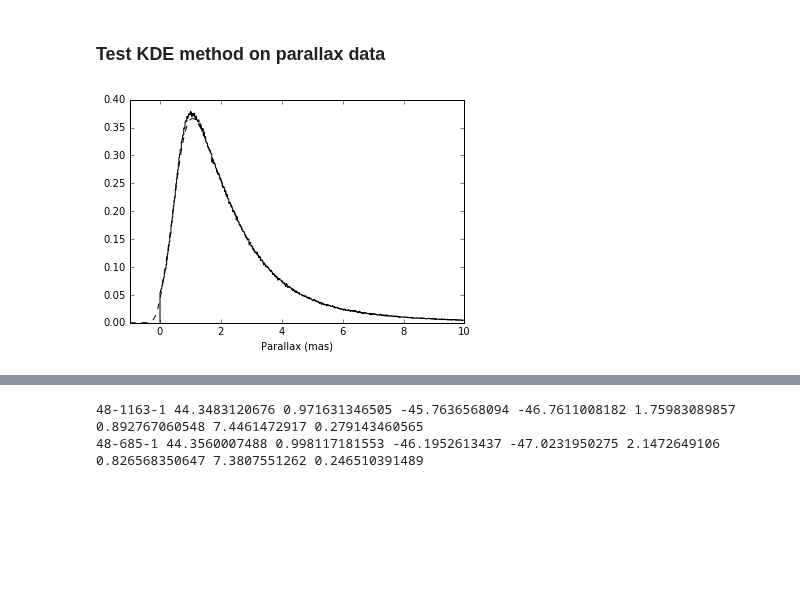
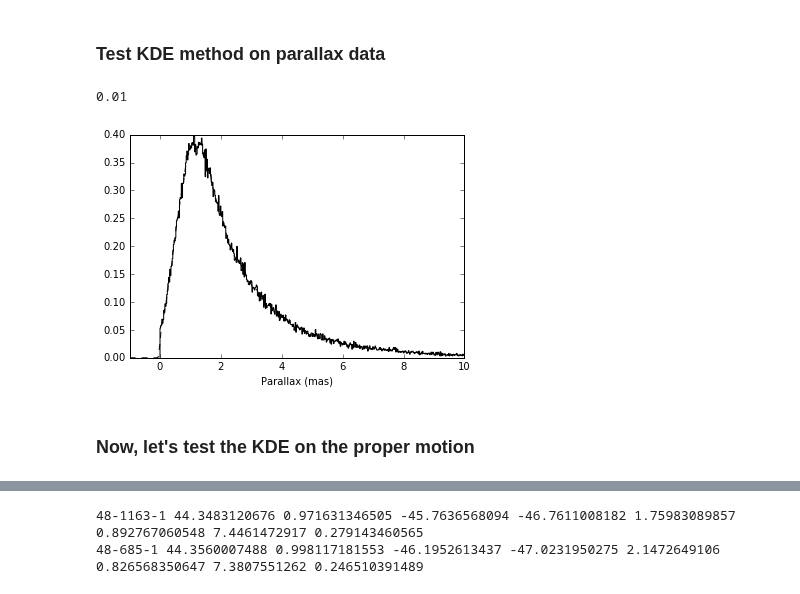
Before and after one commit to astroJeff/gaia_binaries, a Jupyter notebook: notebooks/TGAS_general.ipynb, the cells around one changed output, grey strips where cells are left out. Saved outputs shown, nothing was run; the diff lists cells and outputs as text; code cells hidden in the pictures; blank space fills up the shorter version.

```diff
--- a/notebooks/TGAS_general.ipynb
+++ b/notebooks/TGAS_general.ipynb
@@ -15,7 +16,7 @@ dtype = [('ID','<i8'),('tyc','S11'),('hip','<i8'),('ra','<f8'),('dec','<f8'),('m
 
 tgas_full = np.array([], dtype=dtype)
 
-for i in np.arange(16):
+for i in np.arange(1):
     if i < 10:
         filename = ('../data/TGAS/TgasSource_000-000-00' + str(i) + '.csv')
     else:
@@ -127,15 +171,19 @@ if plx_kde is None:
 # %%
-parallax.set_plx_kde(tgas_full)
-
+parallax.plx_kde = None
+parallax.set_plx_kde(tgas_full, bandwidth=0.01)
+print parallax.plx_kde.covariance_factor()
 
 x = np.linspace(-1, 10, 200)
 plt.plot(x, parallax.get_plx_prior(x), color='k', linestyle='dashed')
 plt.hist(tgas_full['plx'], histtype='step', color='k', bins=10000, normed=True, range=(0,200))
 
 plt.xlim(-1, 10)
 
 plt.xlabel('Parallax (mas)')
 
 plt.show()
 # %% [output]
+0.01
-[figure, old version]
+[figure, new version]
+# %% [markdown]
+### Now, let's test the KDE on the proper motion
```
Also changed, not shown: parts of 7 cells of this notebook, 5 other files.
